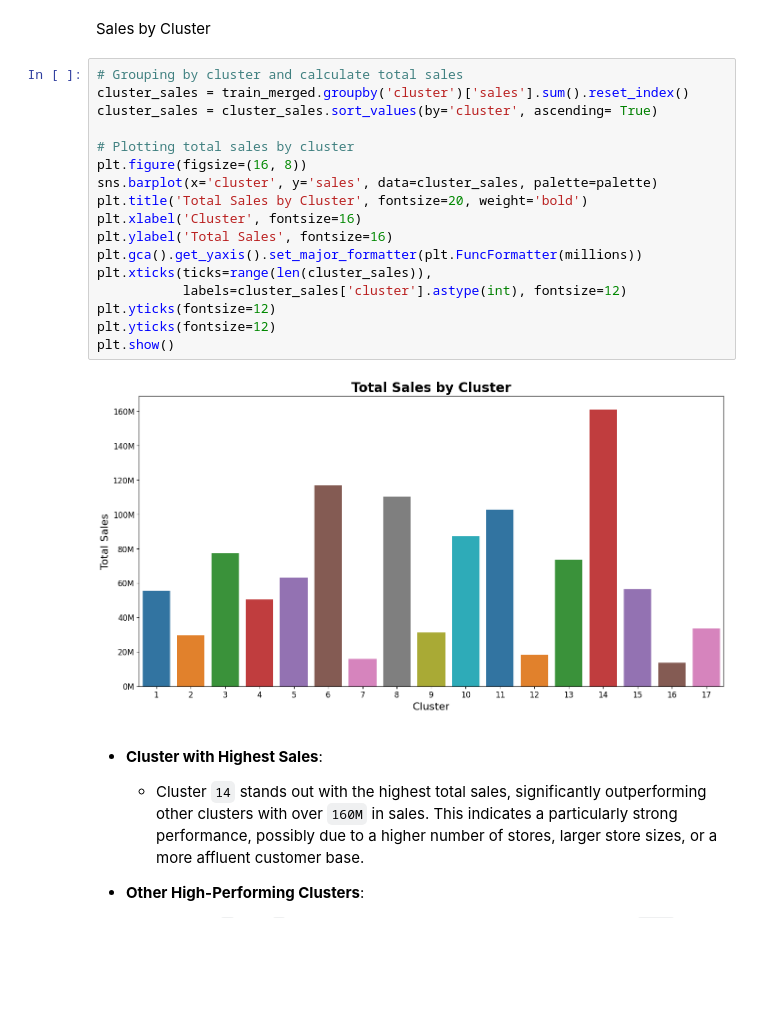
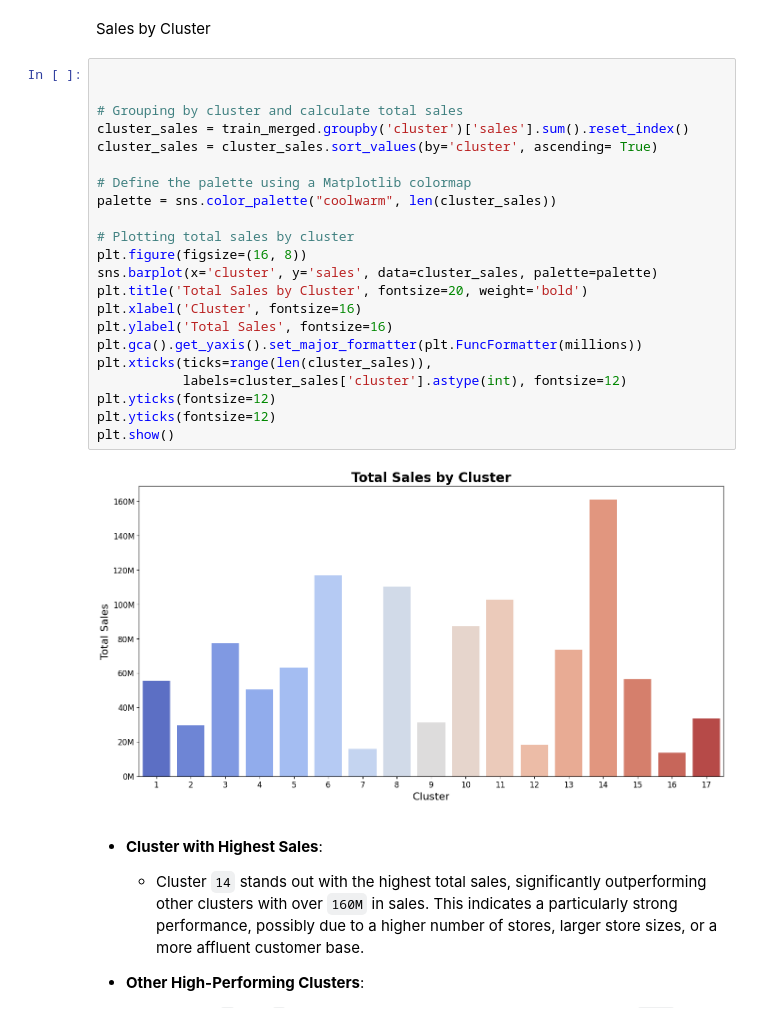
Before and after one commit to GlennRockson/Store_Sales_Predictions, a Jupyter notebook: main.ipynb, the cells around one changed output. Saved outputs shown, nothing was run; the diff lists cells and outputs as text; blank space fills up the shorter version.

```diff
--- a/main.ipynb
+++ b/main.ipynb
@@ -776,24 +776,29 @@ We Reject the null hypothesis. The earthquake had a significant impact on sales.
 # %% [markdown]
 Sales by Cluster
 # %%
+
+
 # Grouping by cluster and calculate total sales
 cluster_sales = train_merged.groupby('cluster')['sales'].sum().reset_index()
 cluster_sales = cluster_sales.sort_values(by='cluster', ascending= True)
+
+# Define the palette using a Matplotlib colormap
+palette = sns.color_palette("coolwarm", len(cluster_sales))
 
 # Plotting total sales by cluster
 plt.figure(figsize=(16, 8))
 sns.barplot(x='cluster', y='sales', data=cluster_sales, palette=palette)
 plt.title('Total Sales by Cluster', fontsize=20, weight='bold')
 plt.xlabel('Cluster', fontsize=16)
 plt.ylabel('Total Sales', fontsize=16)
 plt.gca().get_yaxis().set_major_formatter(plt.FuncFormatter(millions))
 plt.xticks(ticks=range(len(cluster_sales)),
            labels=cluster_sales['cluster'].astype(int), fontsize=12)
 plt.yticks(fontsize=12)
 plt.yticks(fontsize=12)
 plt.show()
 # %% [output]
-[figure, old version]
+[figure, new version]
 # %% [markdown]
 - **Cluster with Highest Sales**:
   - Cluster `14` stands out with the highest total sales, significantly outperforming other clusters with over `160M` in sales. This indicates a particularly strong performance, possibly due to a higher number of stores, larger store sizes, or a more affluent customer base.
```
Also changed, not shown: parts of 6 cells of this notebook.
